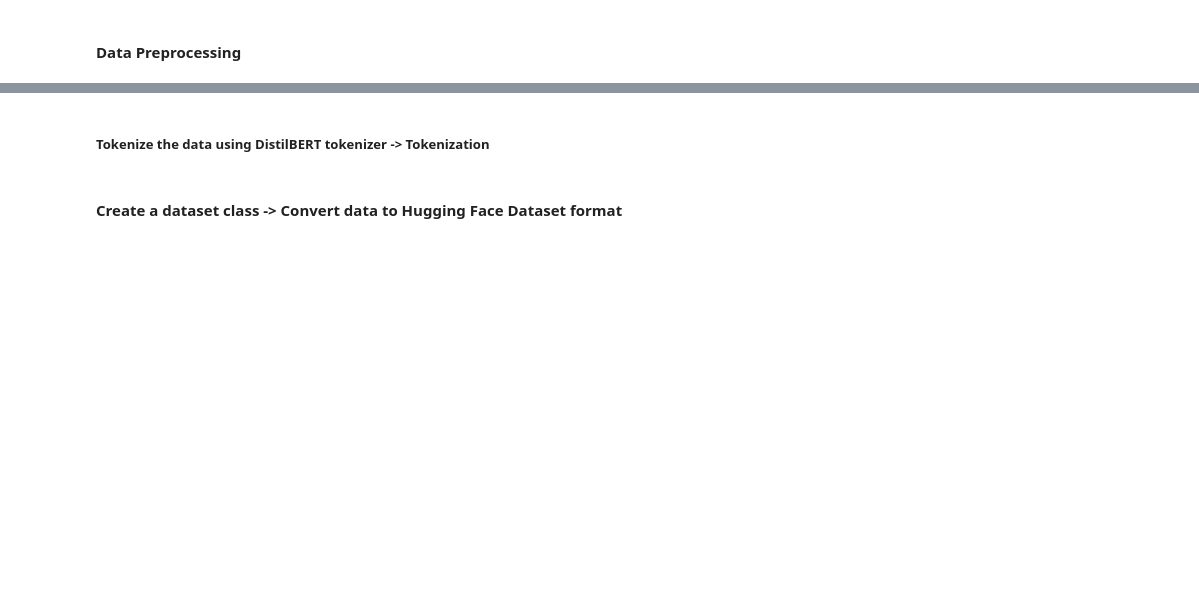
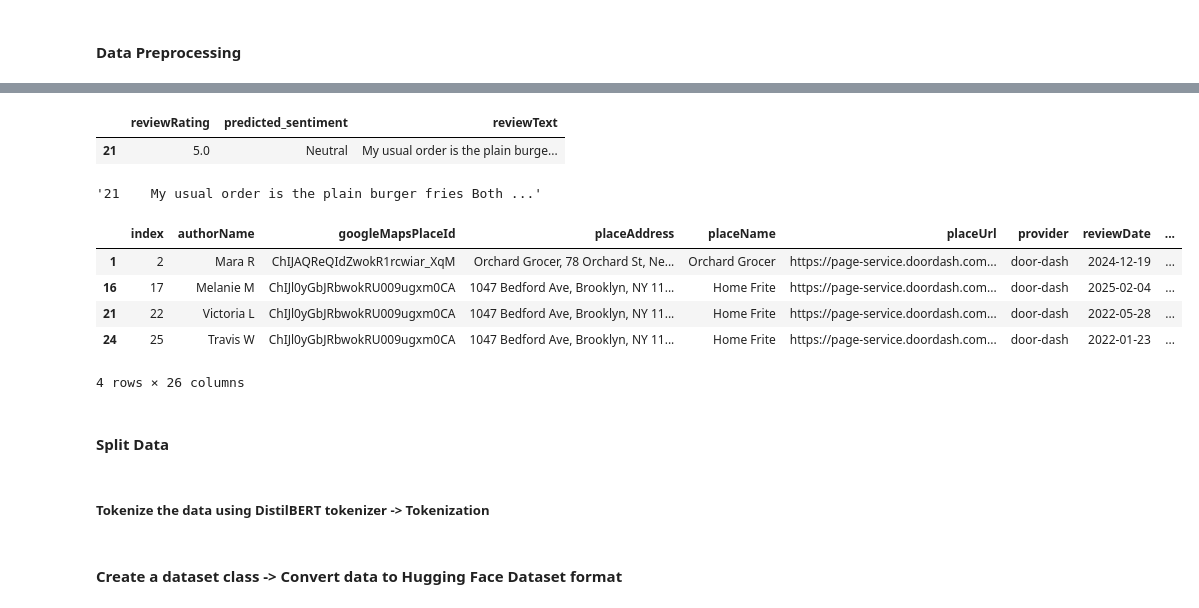
Before and after one commit to gen-git-26/Rreview_Analyzer, a Jupyter notebook: notebooks/experiments.ipynb, the cells around one changed output, grey strips where cells are left out. Saved outputs shown, nothing was run; the diff lists cells and outputs as text; code cells hidden in the pictures; blank space fills up the shorter version.

```diff
--- a/notebooks/experiments.ipynb
+++ b/notebooks/experiments.ipynb
@@ -7,3 +151,24 @@ df_reviews = pd.read_csv('../data/cleaned_data.csv')
+# %%
+t1 = df_test[df_test['index'] == 22]
+t1[['reviewRating', 'predicted_sentiment', 'reviewText']]
+# %% [output]
+|  | reviewRating | predicted_sentiment | reviewText |
+| 21 | 5.0 | Neutral | My usual order is the plain burge... |
+# %%
+t1['reviewText'].to_string()
+# %% [output]
+'21    My usual order is the plain burger fries Both ...'
+# %%
+df_test[df_test['predicted_sentiment'] == 'Neutral']
+# %% [output]
+|  | index | authorName | googleMapsPlaceId | placeAddress | placeName | placeUrl | provider | reviewDate | ... |
+| 1 | 2 | Mara R | ChIJAQReQIdZwokR1rcwiar_XqM | Orchard Grocer, 78 Orchard St, Ne... | Orchard Grocer | https://page-service.doordash.com... | door-dash | 2024-12-19 | ... |
+| 16 | 17 | Melanie M | ChIJl0yGbJRbwokRU009ugxm0CA | 1047 Bedford Ave, Brooklyn, NY 11... | Home Frite | https://page-service.doordash.com... | door-dash | 2025-02-04 | ... |
+| 21 | 22 | Victoria L | ChIJl0yGbJRbwokRU009ugxm0CA | 1047 Bedford Ave, Brooklyn, NY 11... | Home Frite | https://page-service.doordash.com... | door-dash | 2022-05-28 | ... |
+| 24 | 25 | Travis W | ChIJl0yGbJRbwokRU009ugxm0CA | 1047 Bedford Ave, Brooklyn, NY 11... | Home Frite | https://page-service.doordash.com... | door-dash | 2022-01-23 | ... |
+4 rows × 26 columns
+# %% [markdown]
+#### Split Data
 # %% [markdown]
 ##### Tokenize the data using DistilBERT tokenizer -> Tokenization
 # %% [markdown]
```
Also changed, not shown: parts of 13 cells of this notebook.
